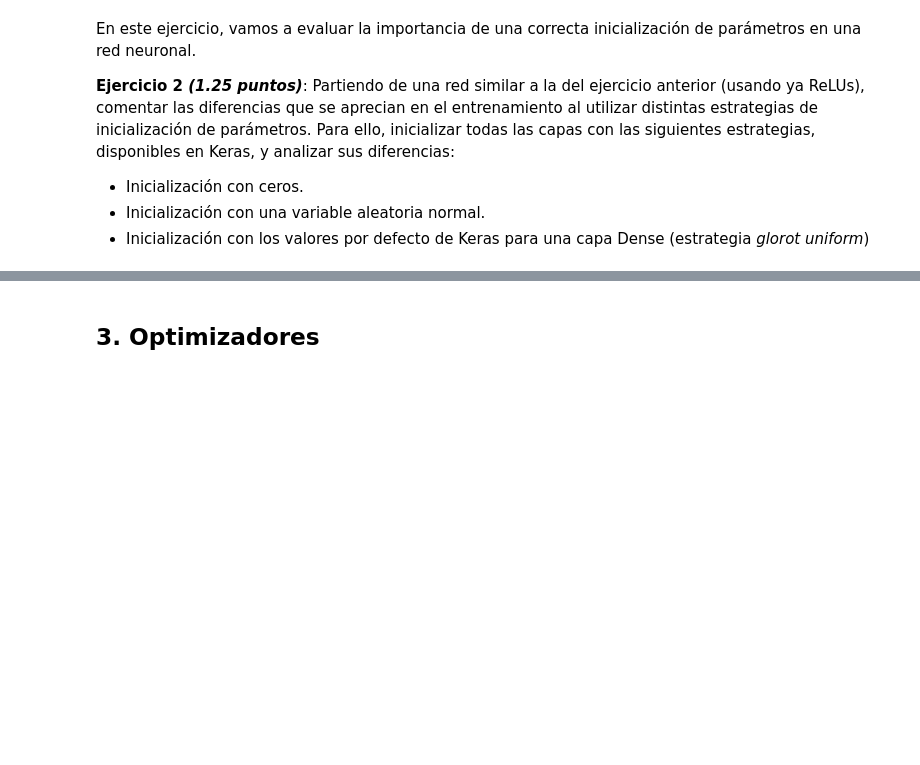
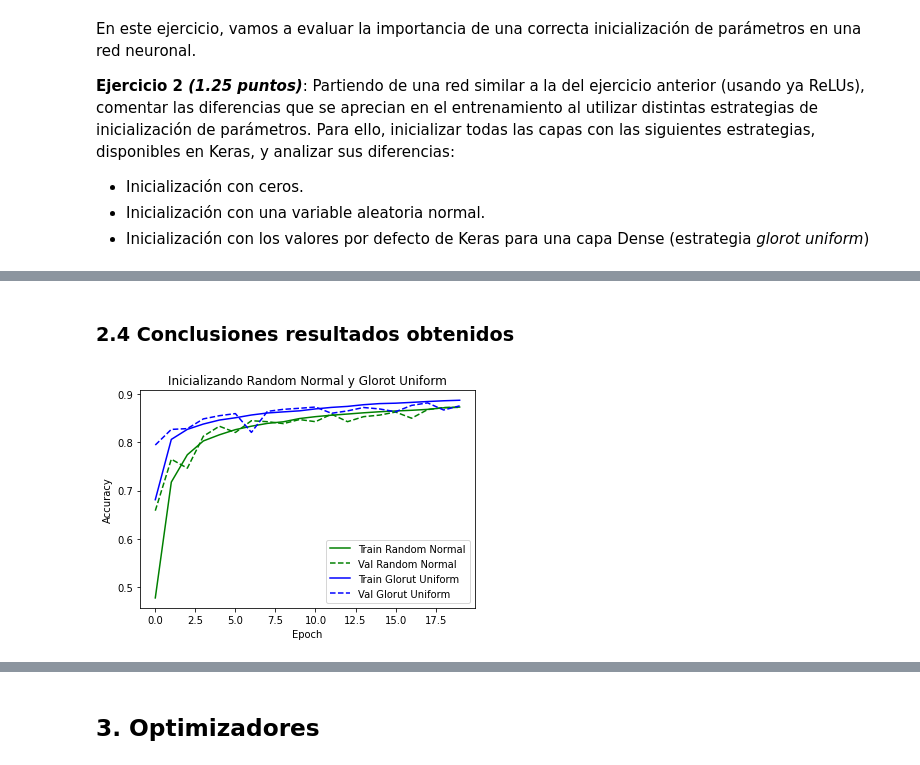
Before and after one commit to richardcmg7/sistemascognitivos, a Jupyter notebook: Actividad_1_Parte_2.ipynb, the cells around one changed output, grey strips where cells are left out. Cells and saved outputs as stored; diff of their text form; code cells hidden in the pictures; blank space fills up the shorter version.

```diff
--- a/Actividad_1_Parte_2.ipynb
+++ b/Actividad_1_Parte_2.ipynb
@@ -425,0 +574,6 @@ validation_data=(X_valid, y_valid))
+# %% [markdown]
+### 2.4 Conclusiones resultados obtenidos
+# %%
+plot_compare_accs(history5, history6, name1="Random Normal",name2="Glorut Uniform", title="Inicializando Random Normal y Glorot Uniform")
+# %% [output]
+[figure, added]
```
Also changed, not shown: parts of 53 cells of this notebook.
